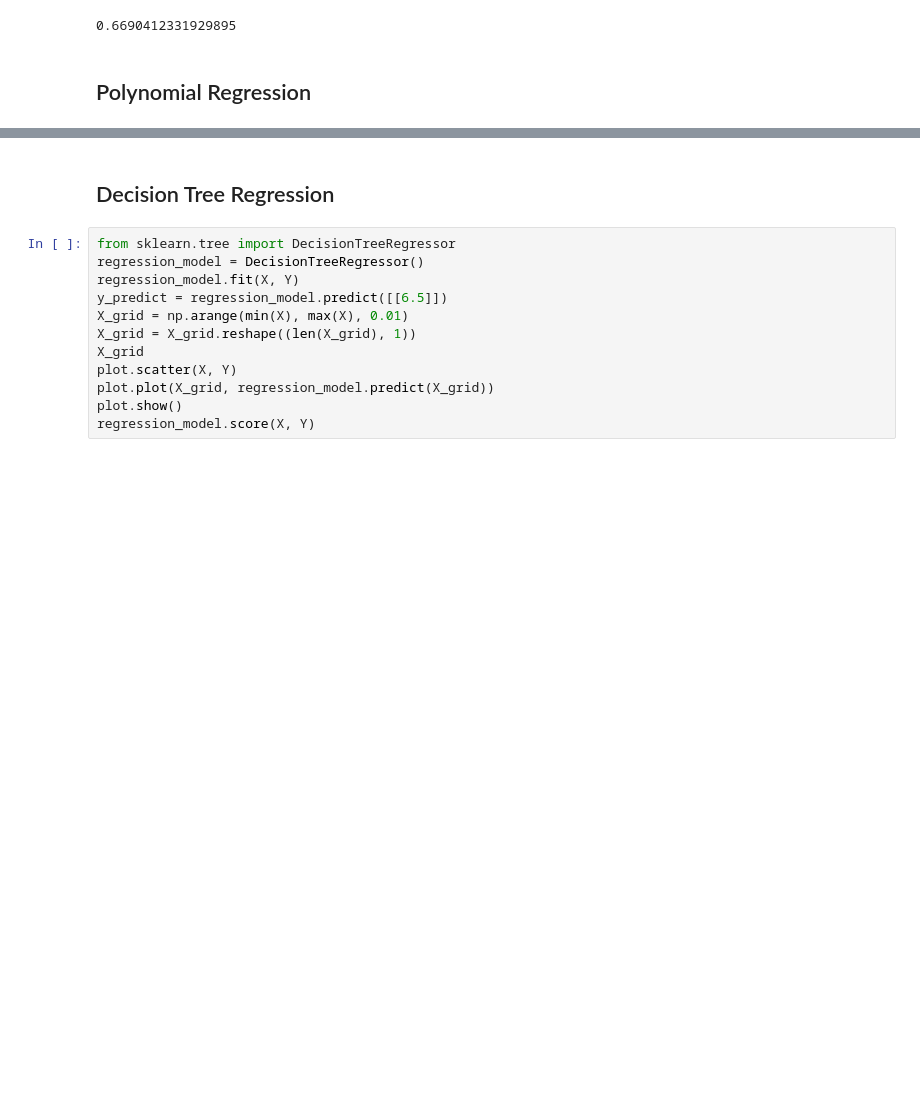
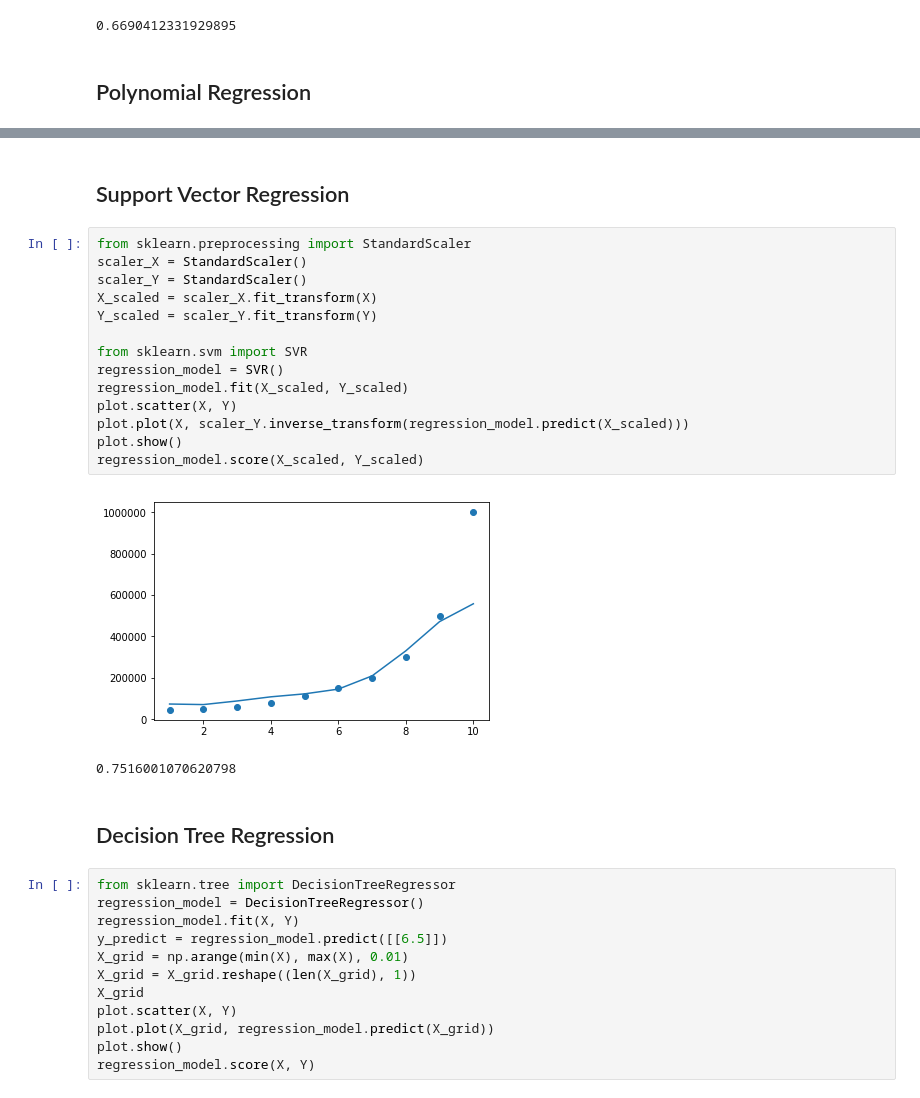
Before and after one commit to kritish-dhaubanjar/machine-learning, a Jupyter notebook: 004_regression.ipynb, the cells around one changed output, grey strips where cells are left out. Saved outputs shown, nothing was run; the diff lists cells and outputs as text; blank space fills up the shorter version.

```diff
--- a/004_regression.ipynb
+++ b/004_regression.ipynb
@@ -57,3 +58,22 @@ regression_model.score(poly.transform(X), Y)
+# %% [markdown]
+## Support Vector Regression
+# %%
+from sklearn.preprocessing import StandardScaler
+scaler_X = StandardScaler()
+scaler_Y = StandardScaler()
+X_scaled = scaler_X.fit_transform(X)
+Y_scaled = scaler_Y.fit_transform(Y)
+
+from sklearn.svm import SVR
+regression_model = SVR()
+regression_model.fit(X_scaled, Y_scaled)
+plot.scatter(X, Y)
+plot.plot(X, scaler_Y.inverse_transform(regression_model.predict(X_scaled)))
+plot.show()
+regression_model.score(X_scaled, Y_scaled)
+# %% [output]
+[figure, added]
+0.7516001070620798
 # %% [markdown]
 ## Decision Tree Regression
 # %%
```
Also changed, not shown: parts of 4 cells of this notebook.
